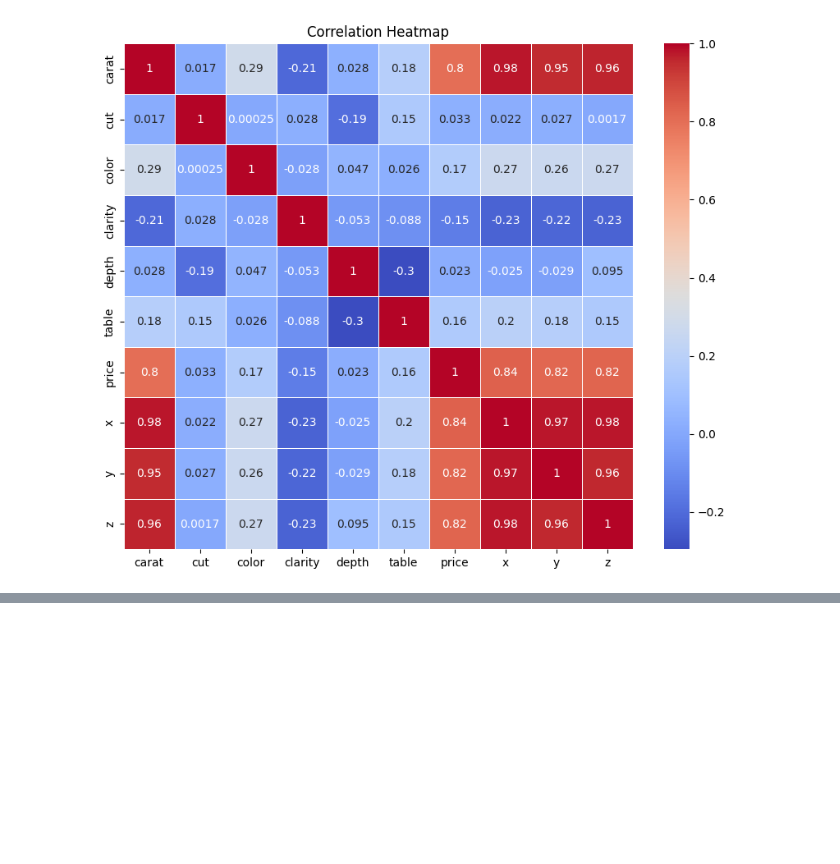
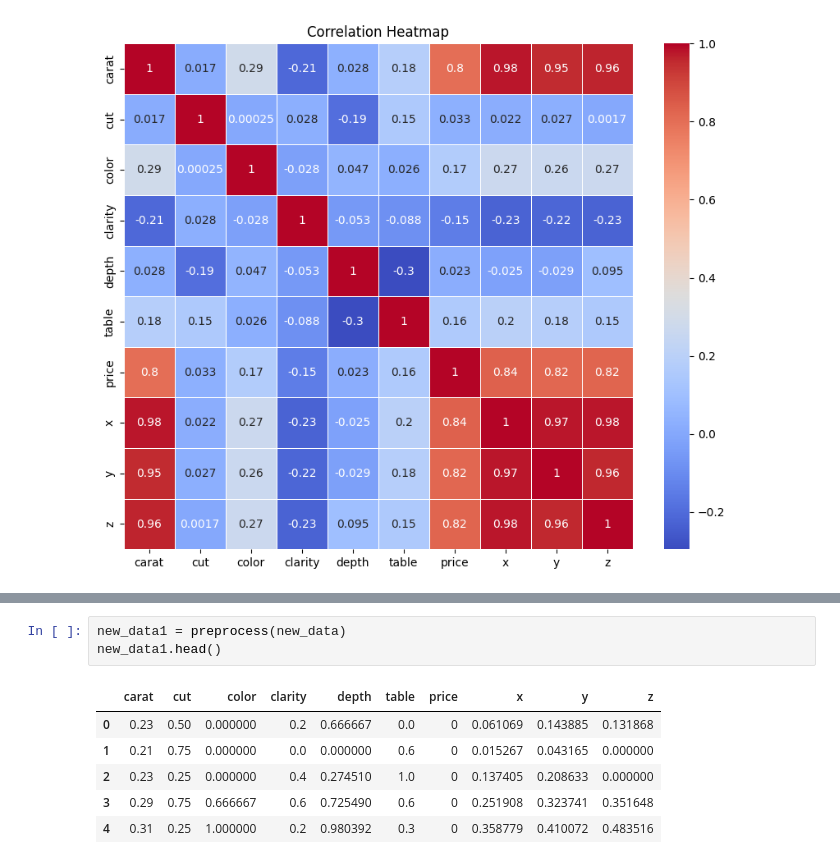
Before and after one commit to Hana0405/diamond_classifcation_v2, a Jupyter notebook: diamond_classification.ipynb, the cells around one changed output, grey strips where cells are left out. Saved outputs shown, nothing was run; the diff lists cells and outputs as text; blank space fills up the shorter version.

```diff
--- a/diamond_classification.ipynb
+++ b/diamond_classification.ipynb
@@ -367,0 +353,10 @@ plt.show()
+# %%
+new_data1 = preprocess(new_data)
+new_data1.head()
+# %% [output]
+|  | carat | cut | color | clarity | depth | table | price | x | y | z |
+| 0 | 0.23 | 0.50 | 0.000000 | 0.2 | 0.666667 | 0.0 | 0 | 0.061069 | 0.143885 | 0.131868 |
+| 1 | 0.21 | 0.75 | 0.000000 | 0.0 | 0.000000 | 0.6 | 0 | 0.015267 | 0.043165 | 0.000000 |
+| 2 | 0.23 | 0.25 | 0.000000 | 0.4 | 0.274510 | 1.0 | 0 | 0.137405 | 0.208633 | 0.000000 |
+| 3 | 0.29 | 0.75 | 0.666667 | 0.6 | 0.725490 | 0.6 | 0 | 0.251908 | 0.323741 | 0.351648 |
+| 4 | 0.31 | 0.25 | 1.000000 | 0.2 | 0.980392 | 0.3 | 0 | 0.358779 | 0.410072 | 0.483516 |
```
Also changed, not shown: parts of 20 cells of this notebook.
